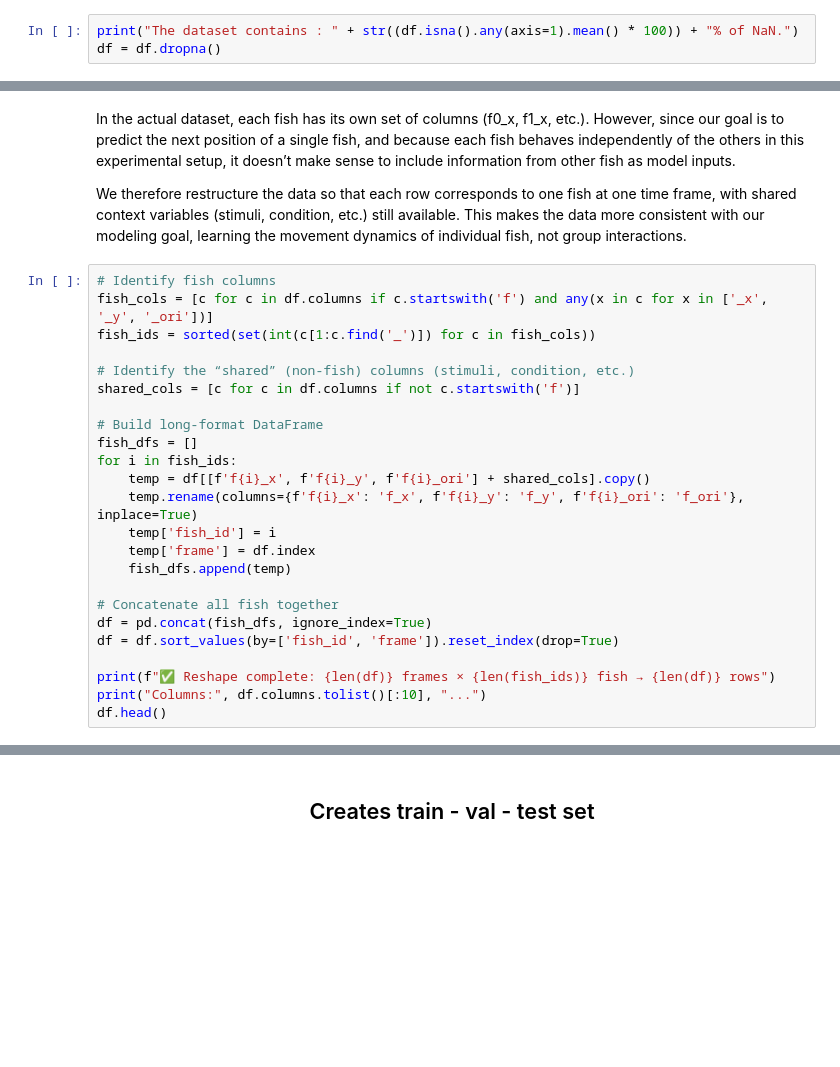
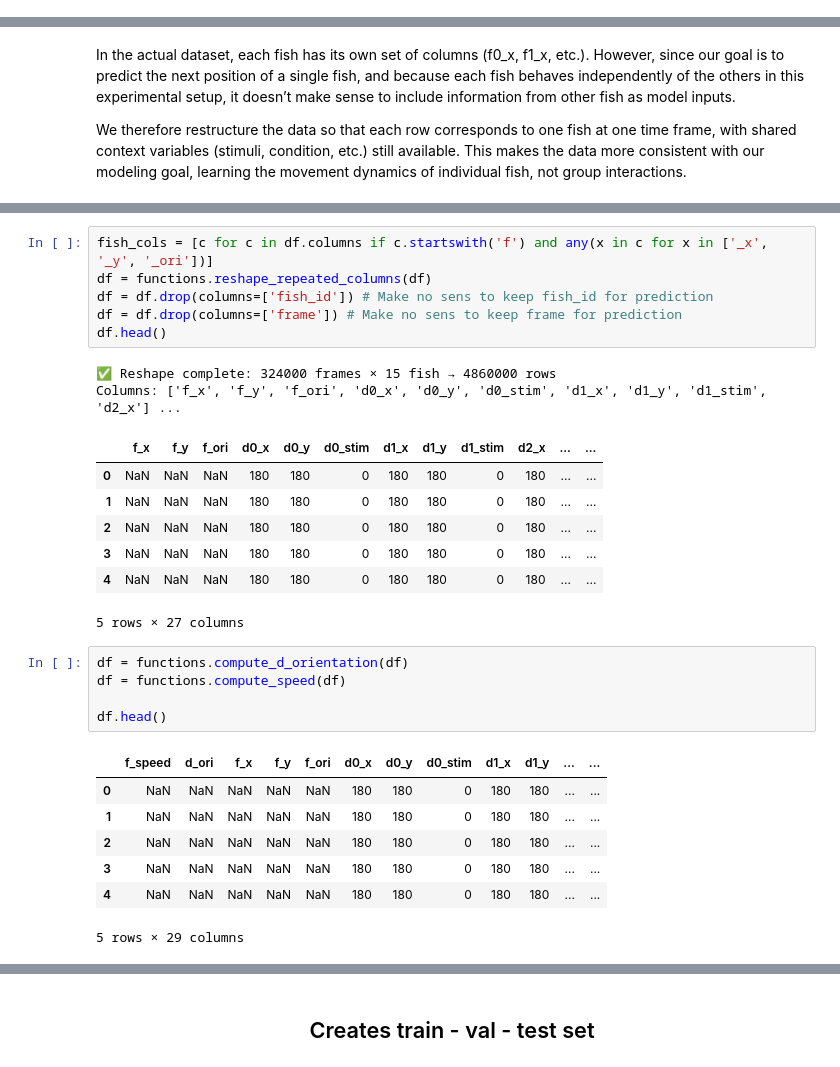
Before and after one commit to LarschLab/mp_semiCL_behavior, a Jupyter notebook: notebooks/prediction/zebrafish_Prediction.ipynb, the cells around one changed output, grey strips where cells are left out. Saved outputs shown, nothing was run; the diff lists cells and outputs as text; blank space fills up the shorter version.

```diff
--- a/notebooks/prediction/zebrafish_Prediction.ipynb
+++ b/notebooks/prediction/zebrafish_Prediction.ipynb
@@ -55,6 +59,3 @@ df.head(-10)
 | 323988 | 221.0 | 179.0 | 6.137 | 108.0 | 183.0 | 1.220 | 232.0 | 154.0 | 6.075 | 207.0 | ... | ... |
 | 323989 | 221.0 | 179.0 | 6.168 | 108.0 | 183.0 | 1.272 | 233.0 | 154.0 | 6.087 | 207.0 | ... | ... |
 323990 rows × 70 columns
-# %%
-print("The dataset contains : " + str((df.isna().any(axis=1).mean() * 100)) + "% of NaN.")
-df = df.dropna()
@@ -207,27 +162,3 @@ However, since our goal is to predict the next position of a single fish, and be
 
 We therefore restructure the data so that each row corresponds to one fish at one time frame, with shared context variables (stimuli, condition, etc.) still available.
 This makes the data more consistent with our modeling goal, learning the movement dynamics of individual fish, not group interactions.
-# %%
-# Identify fish columns
-fish_cols = [c for c in df.columns if c.startswith('f') and any(x in c for x in ['_x', '_y', '_ori'])]
-fish_ids = sorted(set(int(c[1:c.find('_')]) for c in fish_cols))
-
-# Identify the “shared” (non-fish) columns (stimuli, condition, etc.)
-shared_cols = [c for c in df.columns if not c.startswith('f')]
-
-# Build long-format DataFrame
-fish_dfs = []
-for i in fish_ids:
-    temp = df[[f'f{i}_x', f'f{i}_y', f'f{i}_ori'] + shared_cols].copy()
-    temp.rename(columns={f'f{i}_x': 'f_x', f'f{i}_y': 'f_y', f'f{i}_ori': 'f_ori'}, inplace=True)
-    temp['fish_id'] = i
-    temp['frame'] = df.index
-    fish_dfs.append(temp)
-
-# Concatenate all fish together
-df = pd.concat(fish_dfs, ignore_index=True)
-df = df.sort_values(by=['fish_id', 'frame']).reset_index(drop=True)
-
-print(f"✅ Reshape complete: {len(df)} frames × {len(fish_ids)} fish → {len(df)} rows")
-print("Columns:", df.columns.tolist()[:10], "...")
-df.head()
@@ -243,0 +165,29 @@ Columns: ['f_x', 'f_y', 'f_ori', 'd0_x', 'd0_y', 'd1_x', 'd1_y', 'd2_x', 'd2_y',
+# %%
+fish_cols = [c for c in df.columns if c.startswith('f') and any(x in c for x in ['_x', '_y', '_ori'])]
+df = functions.reshape_repeated_columns(df)
+df = df.drop(columns=['fish_id']) # Make no sens to keep fish_id for prediction
+df = df.drop(columns=['frame']) # Make no sens to keep frame for prediction
+df.head()
+# %% [output]
+✅ Reshape complete: 324000 frames × 15 fish → 4860000 rows
+Columns: ['f_x', 'f_y', 'f_ori', 'd0_x', 'd0_y', 'd0_stim', 'd1_x', 'd1_y', 'd1_stim', 'd2_x'] ...
+|  | f_x | f_y | f_ori | d0_x | d0_y | d0_stim | d1_x | d1_y | d1_stim | d2_x | ... | ... |
+| 0 | NaN | NaN | NaN | 180 | 180 | 0 | 180 | 180 | 0 | 180 | ... | ... |
+| 1 | NaN | NaN | NaN | 180 | 180 | 0 | 180 | 180 | 0 | 180 | ... | ... |
+| 2 | NaN | NaN | NaN | 180 | 180 | 0 | 180 | 180 | 0 | 180 | ... | ... |
+| 3 | NaN | NaN | NaN | 180 | 180 | 0 | 180 | 180 | 0 | 180 | ... | ... |
+| 4 | NaN | NaN | NaN | 180 | 180 | 0 | 180 | 180 | 0 | 180 | ... | ... |
+5 rows × 27 columns
+# %%
+df = functions.compute_d_orientation(df)
+df = functions.compute_speed(df)
+
+df.head()
+# %% [output]
+|  | f_speed | d_ori | f_x | f_y | f_ori | d0_x | d0_y | d0_stim | d1_x | d1_y | ... | ... |
+| 0 | NaN | NaN | NaN | NaN | NaN | 180 | 180 | 0 | 180 | 180 | ... | ... |
+| 1 | NaN | NaN | NaN | NaN | NaN | 180 | 180 | 0 | 180 | 180 | ... | ... |
+| 2 | NaN | NaN | NaN | NaN | NaN | 180 | 180 | 0 | 180 | 180 | ... | ... |
+| 3 | NaN | NaN | NaN | NaN | NaN | 180 | 180 | 0 | 180 | 180 | ... | ... |
+| 4 | NaN | NaN | NaN | NaN | NaN | 180 | 180 | 0 | 180 | 180 | ... | ... |
+5 rows × 29 columns
```
Also changed, not shown: parts of 33 cells of this notebook, 2 other files.
